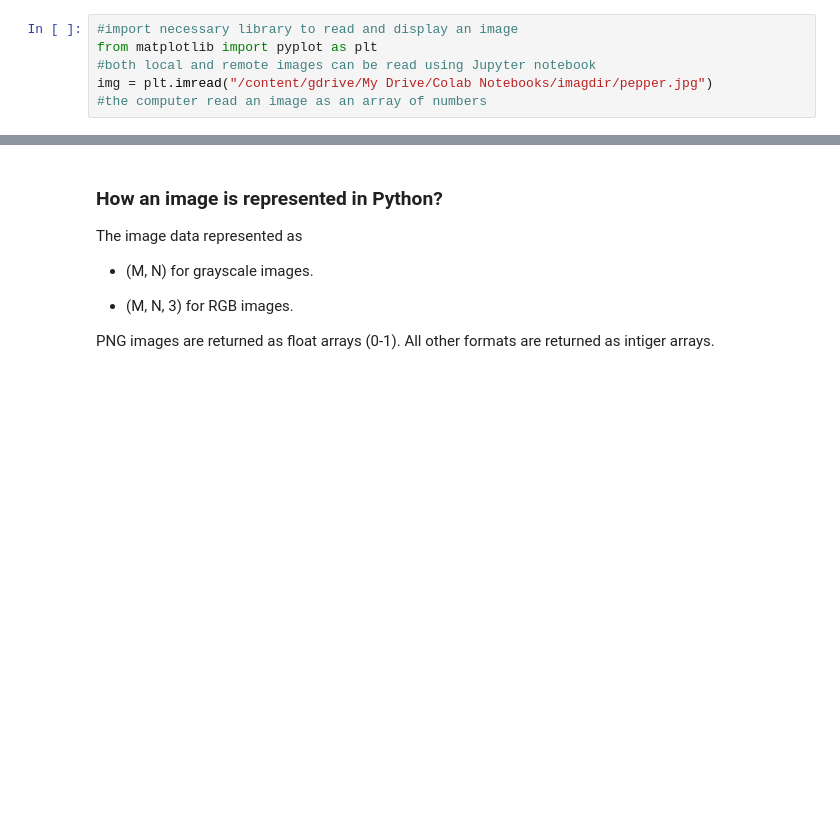
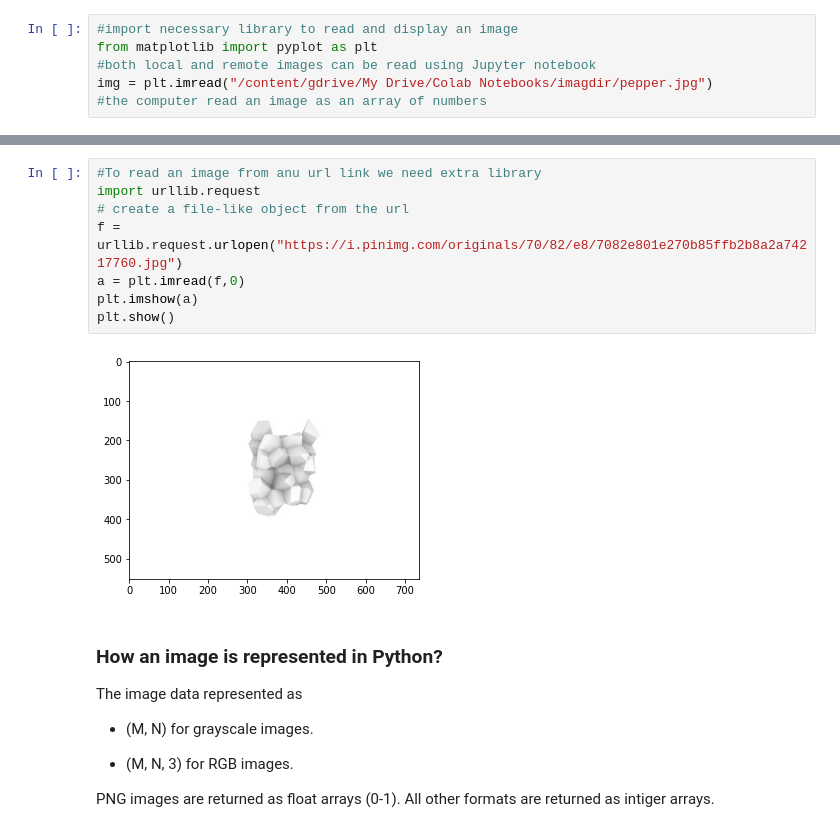
Before and after one commit to seyrankhademi/Interactive_Arch_Q3_P1, a Jupyter notebook: Interactive_Arch_Q3_P1.ipynb, the cells around one changed output, grey strips where cells are left out. Saved outputs shown, nothing was run; the diff lists cells and outputs as text; blank space fills up the shorter version.

```diff
--- a/Interactive_Arch_Q3_P1.ipynb
+++ b/Interactive_Arch_Q3_P1.ipynb
@@ -34,3 +60,13 @@ img = plt.imread("/content/gdrive/My Drive/Colab Notebooks/imagdir/pepper.jpg")
+# %%
+#To read an image from anu url link we need extra library
+import urllib.request
+# create a file-like object from the url
+f = urllib.request.urlopen("https://i.pinimg.com/originals/70/82/e8/7082e801e270b85ffb2b8a2a74217760.jpg")
+a = plt.imread(f,0)
+plt.imshow(a)
+plt.show()
+# %% [output]
+[figure, added]
 # %% [markdown]
 ### **How an image is represented in Python?**
 The image data represented as
```
Also changed, not shown: parts of 8 cells of this notebook.
